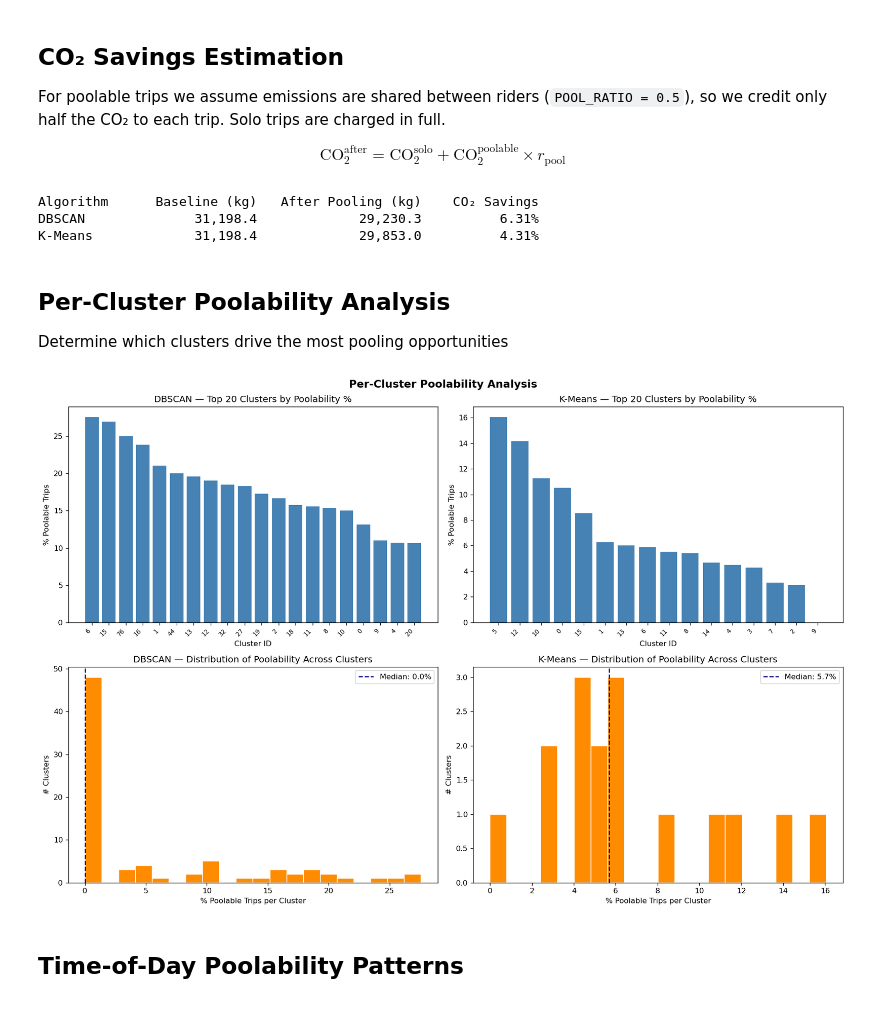
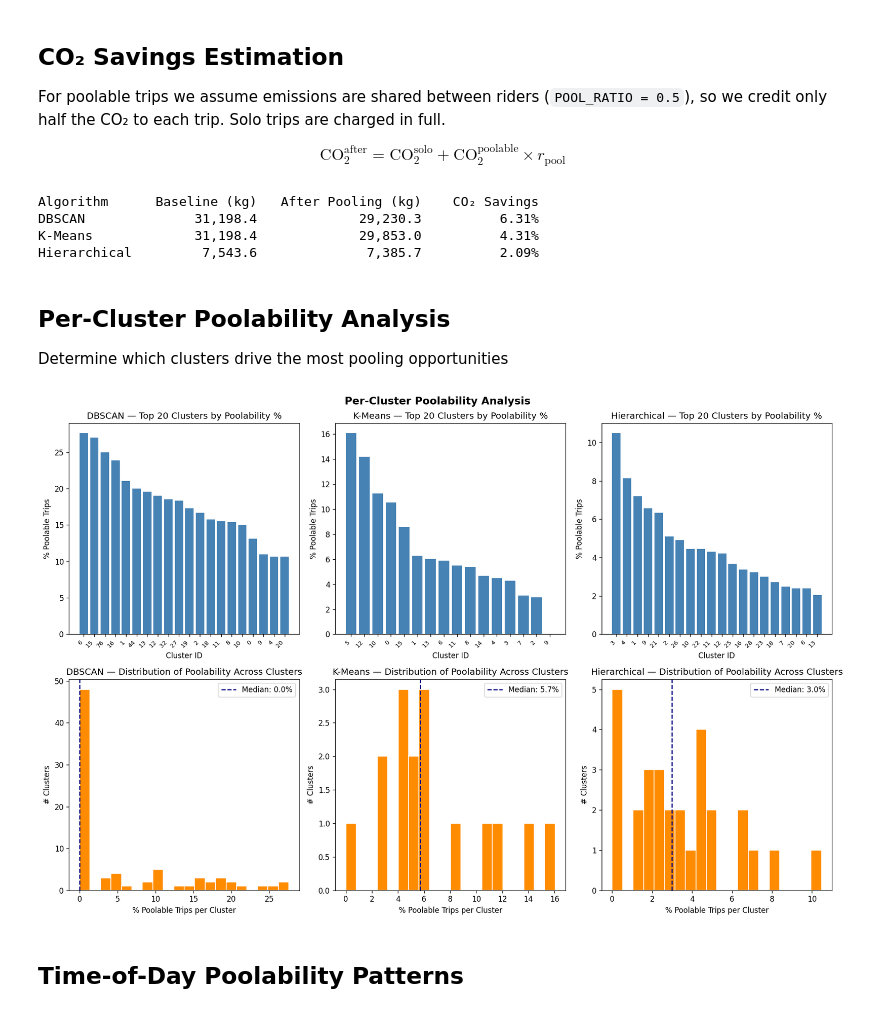
Before and after one commit to anushkasjadhav/MSE446-Optimization-Ride-Pooling-For-Emissions-Reduction, a Jupyter notebook: Clustering/poolability_scaleup.ipynb, the cells around one changed output. Drawn from its saved outputs; the diff is of its cells as text; code cells hidden in the pictures.

Commit message:
added Hierarchical to poolability

```diff
--- a/Clustering/poolability_scaleup.ipynb
+++ b/Clustering/poolability_scaleup.ipynb
@@ -43,12 +43,19 @@ def load_and_coerce(path):
 
 db_df  = load_and_coerce("../Data/generated/trips_dbscan_labeled.csv")
 km_df  = load_and_coerce("../Data/generated/trips_kmeans_labeled.csv")
+hier_df = load_and_coerce("../Data/generated/trips_hierarchical_labeled_full.csv")
+
+# Ensure hierarchical label column is named 'hier_cluster' for consistency with DBSCAN/K-Means calls
+if "hier_cluster" not in hier_df.columns and "cluster" in hier_df.columns:
+    hier_df["hier_cluster"] = hier_df["cluster"]
+
 comp   = pd.read_csv("../Data/generated/clustering_comparison.csv")
 
 db_df_new = db_df.copy()
 km_df_new = km_df.copy()
+hier_df_new = hier_df.copy()
 
-for df_, name in [(db_df, "DBSCAN"), (km_df, "K-Means")]:
+for df_, name in [(db_df, "DBSCAN"), (km_df, "K-Means"), (hier_df, "Hierarchical")]:
     pct_y = (df_["shared_match_flag"] == "Y").mean() * 100
     print(f"{name}: {len(df_):,} trips  |  shared_match_flag=Y: {pct_y:.0f}%")
 
@@ -133,14 +144,19 @@ def mark_poolable(df, cluster_col, time_window_min=TIME_WINDOW_MIN):
 # %%
 db_df_new, cluster_stats_db = mark_poolable(db_df_new, "dbscan_cluster")
 km_df_new, cluster_stats_km = mark_poolable(km_df_new, "kmeans_cluster")
+# Use hier_cluster in hierarchical poolability scoring as requested
+hier_df_new, cluster_stats_hier = mark_poolable(hier_df_new, "hier_cluster")
 
 pct_pool_db = db_df_new["poolable"].mean() * 100
 pct_pool_km = km_df_new["poolable"].mean() * 100
+pct_pool_hier = hier_df_new["poolable"].mean() * 100
 n_pool_db   = db_df_new["poolable"].sum()
 n_pool_km   = km_df_new["poolable"].sum()
+n_pool_hier = hier_df_new["poolable"].sum()
 
 print(f"DBSCAN  — Poolable trips: {n_pool_db:,}  ({pct_pool_db:.1f}%)")
 print(f"K-Means — Poolable trips: {n_pool_km:,}  ({pct_pool_km:.1f}%)")
+print(f"Hierarchical — Poolable trips: {n_pool_hier:,}  ({pct_pool_hier:.1f}%)")
 # %% [output]
 DBSCAN  — Poolable trips: 1,343  (13.4%)
 K-Means — Poolable trips: 856  (8.6%)
@@ -160,47 +177,51 @@ def co2_with_pooling(df, pool_ratio=POOL_RATIO):
 
 co2_after_db  = co2_with_pooling(db_df_new)
 co2_after_km  = co2_with_pooling(km_df_new)
+co2_after_hier = co2_with_pooling(hier_df_new)
 savings_db    = (baseline_db - co2_after_db) / baseline_db * 100
 savings_km    = (baseline_km - co2_after_km) / baseline_km * 100
+savings_hier = (baseline_hier - co2_after_hier) / baseline_hier * 100
 
 print(f"{'Algorithm':<12} {'Baseline (kg)':>15} {'After Pooling (kg)':>20} {'CO₂ Savings':>14}")
 print(f"{'DBSCAN':<12} {baseline_db:>15,.1f} {co2_after_db:>20,.1f} {savings_db:>13.2f}%")
 print(f"{'K-Means':<12} {baseline_km:>15,.1f} {co2_after_km:>20,.1f} {savings_km:>13.2f}%")
+print(f"{'Hierarchical':<12} {baseline_hier:>15,.1f} {co2_after_hier:>20,.1f} {savings_hier:>13.2f}%")
 # %% [output]
 Algorithm      Baseline (kg)   After Pooling (kg)    CO₂ Savings
 DBSCAN              31,198.4             29,230.3          6.31%
 K-Means             31,198.4             29,853.0          4.31%
+Hierarchical         7,543.6              7,385.7          2.09%
 # %% [markdown]
 ## Per-Cluster Poolability Analysis
 
 Determine which clusters drive the most pooling opportunities
 # %%
-fig, axes = plt.subplots(2, 2, figsize=(15, 10))
+fig, axes = plt.subplots(2, 3, figsize=(15, 10))
 fig.suptitle("Per-Cluster Poolability Analysis", fontsize=14, fontweight="bold")
 
-for ax, stats, label in zip(axes[0], [cluster_stats_db, cluster_stats_km], ["DBSCAN", "K-Means"]):
+for ax, stats, label in zip(axes[0], [cluster_stats_db, cluster_stats_km, cluster_stats_hier], ["DBSCAN", "K-Means", "Hierarchical"]):
     top = stats.nlargest(20, "pct_poolable")
     ax.bar(range(len(top)), top["pct_poolable"], color="steelblue")
     ax.set_xticks(range(len(top)))
     ax.set_xticklabels(top[stats.columns[0]], rotation=45, ha="right", fontsize=8)
     ax.set_xlabel("Cluster ID")
     ax.set_ylabel("% Poolable Trips")
     ax.set_title(f"{label} — Top 20 Clusters by Poolability %")
 
-for ax, stats, label in zip(axes[1], [cluster_stats_db, cluster_stats_km], ["DBSCAN", "K-Means"]):
+for ax, stats, label in zip(axes[1], [cluster_stats_db, cluster_stats_km, cluster_stats_hier], ["DBSCAN", "K-Means", "Hierarchical"]):
     ax.hist(stats["pct_poolable"], bins=20, color="darkorange", edgecolor="white")
     median_val = stats["pct_poolable"].median()
     ax.axvline(median_val, color="navy", linestyle="--", label=f"Median: {median_val:.1f}%")
     ax.set_xlabel("% Poolable Trips per Cluster")
     ax.set_ylabel("# Clusters")
     ax.set_title(f"{label} — Distribution of Poolability Across Clusters")
     ax.legend()
 
 plt.tight_layout()
 plt.savefig("figures/poolability_by_cluster.png", dpi=120, bbox_inches="tight")
 plt.show()
 # %% [output]
-[figure, old version]
+[figure, new version]
 # %% [markdown]
 ## Time-of-Day Poolability Patterns
 # %%
```
Also changed, not shown: parts of 7 cells of this notebook, 7 other files.
